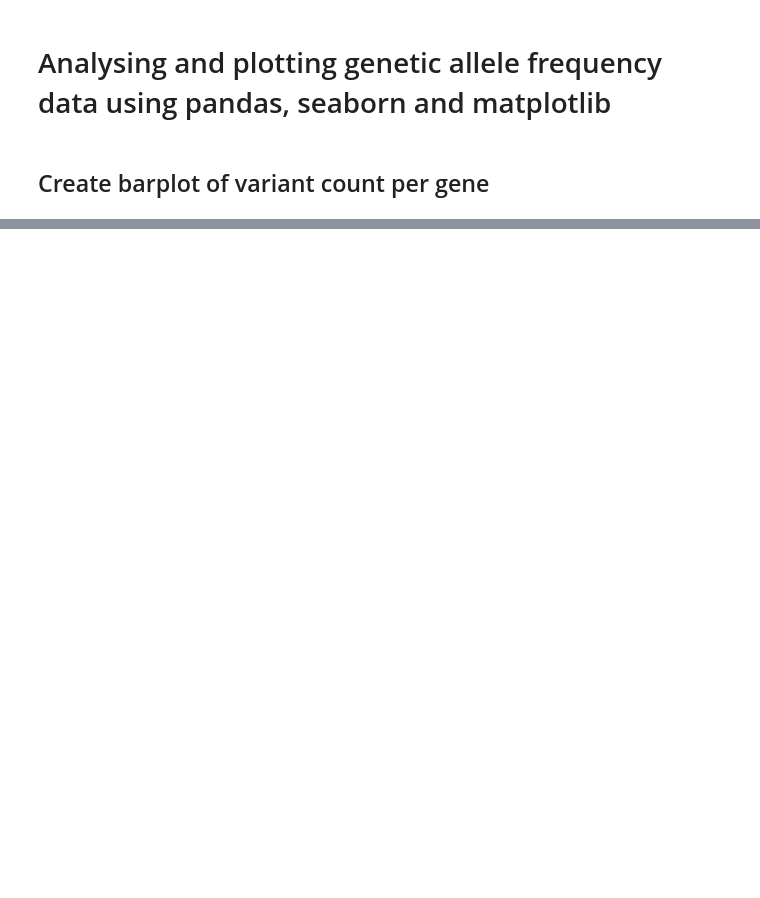
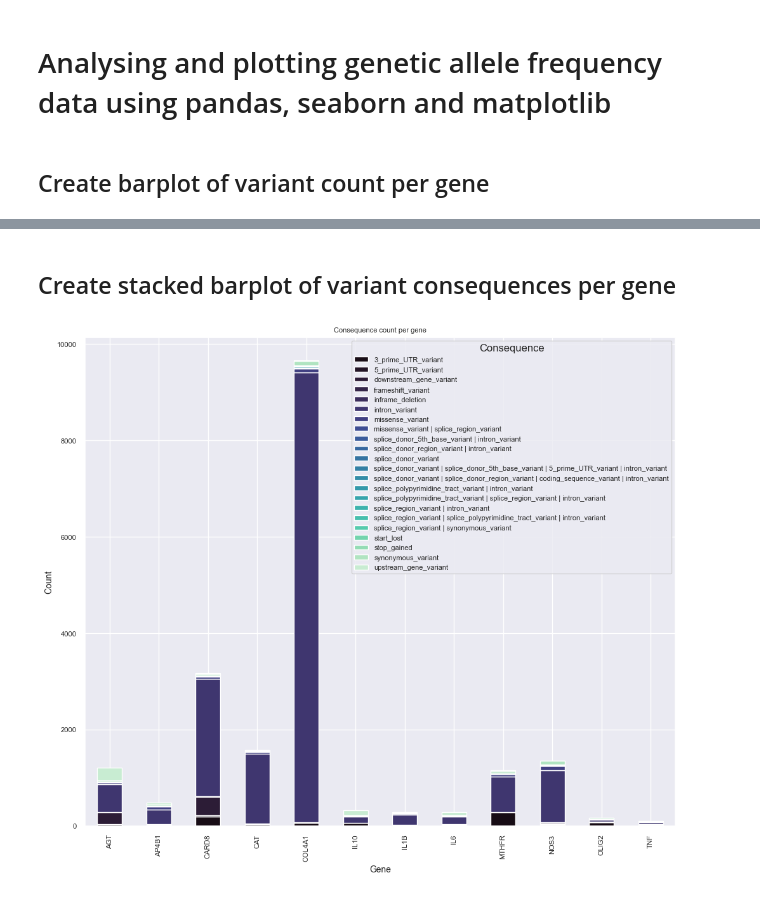
Before and after one commit to MeganHolborn/Genomics_allele-frequency-and-effect_data-analysis, a Jupyter notebook: Plots/plots.ipynb, the cells around one changed output, grey strips where cells are left out. Cells and saved outputs as stored; diff of their text form; code cells hidden in the pictures; blank space fills up the shorter version.

Commit message:
Create stacked barplot of variant consequences count per gene

```diff
--- a/Plots/plots.ipynb
+++ b/Plots/plots.ipynb
@@ -71,0 +72,40 @@ plt.show()
+# %% [markdown]
+## Create stacked barplot of variant consequences per gene
+# %%
+# Import variant consequence information for each gene and append to a single dataframe
+
+collated_VEP_data = pd.DataFrame()
+for gene in genes:
+    gene_VEP_path = os.path.join(home_path,"Data", "Supplementary Table", "SUPER", "{}_VEP.csv".format(gene))
+    consequence_df = pd.DataFrame()
+    if os.path.exists(gene_VEP_path):
+        consequence_df = pd.read_csv(gene_VEP_path, sep="\t")[["ID", "POS", "REF", "ALT", "Consequence"]]
+        consequence_df["GENE"] = gene
+    collated_VEP_data = pd.concat([collated_VEP_data, consequence_df])
+
+# Count unique variants for each gene and sub-population
+collated_VEP_data_grouped = pd.DataFrame(collated_VEP_data.groupby(["GENE","Consequence"]).count()["ID"].reset_index().rename(columns={"ID":"COUNT"}))
+collated_VEP_pivot = collated_VEP_data_grouped.pivot(index="GENE", columns="Consequence", values="COUNT")
+
+# Create barplot
+custom_palette = sns.color_palette("mako", 22)
+consequence_plot = collated_VEP_pivot.plot(
+    kind="bar",
+    stacked = True,
+    color=custom_palette,
+)
+
+consequence_plot.set_ylabel("Count")
+consequence_plot.set_xlabel("Gene")
+
+plt.title(label="Consequence count per gene")
+plt.rc('font', size=SMALL_font)          # controls default text sizes
+plt.rc('axes', titlesize=SMALL_font)     # fontsize of the axes title
+plt.rc('axes', labelsize=MEDIUM_font)    # fontsize of the x and y labels
+plt.rc('xtick', labelsize=SMALL_font)    # fontsize of the tick labels
+plt.rc('ytick', labelsize=SMALL_font)    # fontsize of the tick labels
+plt.rc('legend', fontsize=SMALL_font)    # legend fontsize
+plt.rc('figure', titlesize=BIGGER_font)  # fontsize of the figure title
+plt.show()
+# %% [output]
+[figure, added]
```
Also changed, not shown: parts of 2 cells of this notebook.
